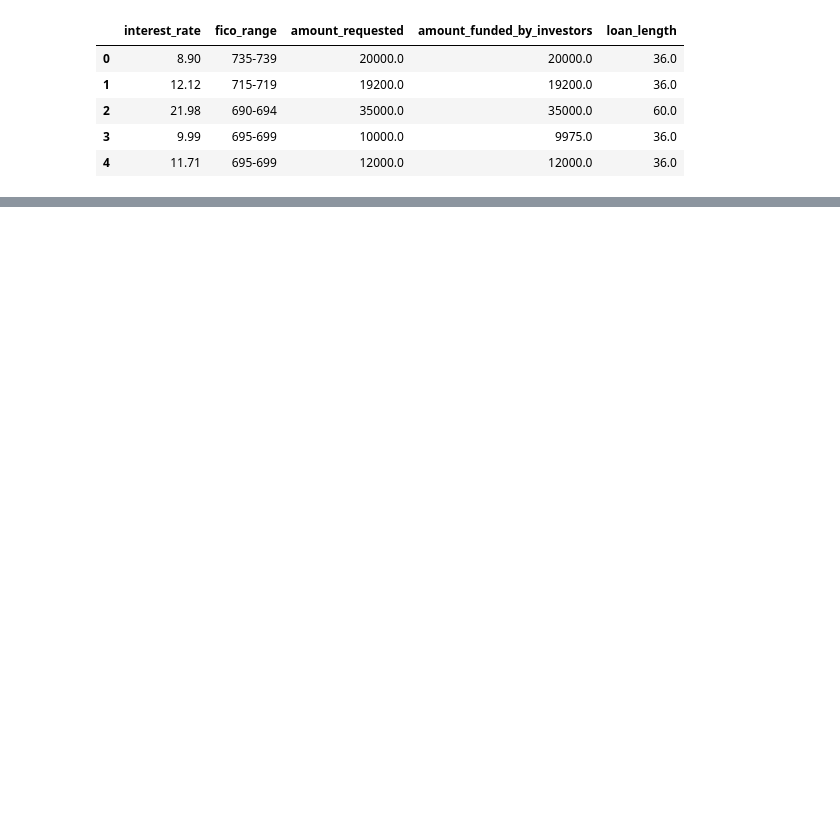
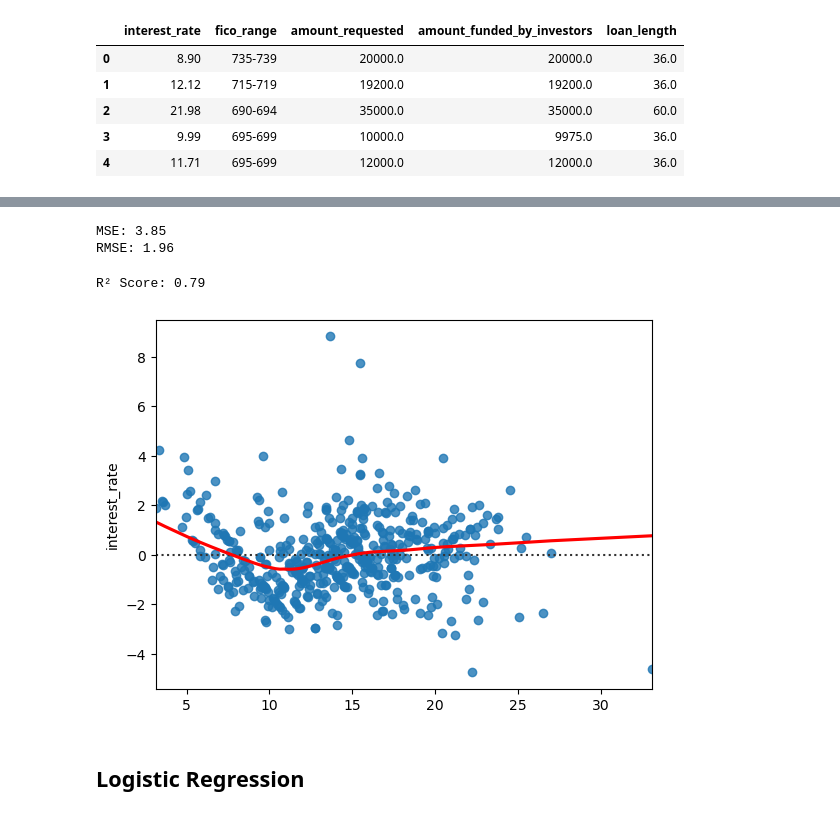
Before and after one commit to j-forte/Liner-Regression_CaseStudy, a Jupyter notebook: main2electricboogaloo.ipynb, the cells around one changed output, grey strips where cells are left out. Cells and saved outputs as stored; diff of their text form; code cells hidden in the pictures; blank space fills up the shorter version.

Commit message:
best linear regression model

```diff
--- a/main2electricboogaloo.ipynb
+++ b/main2electricboogaloo.ipynb
@@ -137,0 +124,3 @@ ValueError: Index data must be 1-dimensional
+# %%
+no_length_interest = no_length_interest[no_length_interest['amount_requested'] <= 31000]
+no_length_interest
@@ -137,0 +141,9 @@ ValueError: Index data must be 1-dimensional
+# %%
+X = no_length_interest.drop(columns='interest_rate', axis =1)
+y = no_length_interest['interest_rate']
+
+Xtrain, Xtest, ytrain, ytest = train_test_split(X, y, test_size=0.2)
+
+model_interest = LinearRegression().fit(Xtrain, ytrain)
+
+interest_pred = model_interest.predict(Xtest)
@@ -137,0 +166,7 @@ ValueError: Index data must be 1-dimensional
+# %%
+scaler = MinMaxScaler()
+
+scaled_no_length_train = pd.DataFrame(scaler.fit_transform(Xtrain), columns=Xtrain.columns)
+scaled_no_length_test = pd.DataFrame(scaler.fit_transform(Xtest), columns=Xtest.columns)
+
+scaled_no_length_train
@@ -137,0 +187,36 @@ ValueError: Index data must be 1-dimensional
+# %%
+X2 = scaled_no_length_train
+y2 = ytrain
+
+model_interest = LinearRegression().fit(X2, y2)
+
+interest_pred_2 = model_interest.predict(scaled_no_length_test)
+# %%
+mse = mean_squared_error(ytest, interest_pred_2)
+
+# returns the same unit as our target variable
+rmse = mse ** 0.5  # Square root of MSE
+
+print(f"MSE: {mse:.2f}")
+print(f"RMSE: {rmse:.2f}")
+# %% [output]
+MSE: 3.85
+RMSE: 1.96
+# %%
+r2 = r2_score(ytest, interest_pred_2)
+print(f"R² Score: {r2:.2f}")
+# %% [output]
+R² Score: 0.79
+# %%
+residual = ytest - interest_pred_2
+
+sns.residplot(
+        x=interest_pred_2,
+        y=residual,
+        lowess=True,
+        line_kws={'color':'red'},
+);
+# %% [output]
+[figure, added]
+# %% [markdown]
+## Logistic Regression
```
Also changed, not shown: parts of 10 cells of this notebook.
